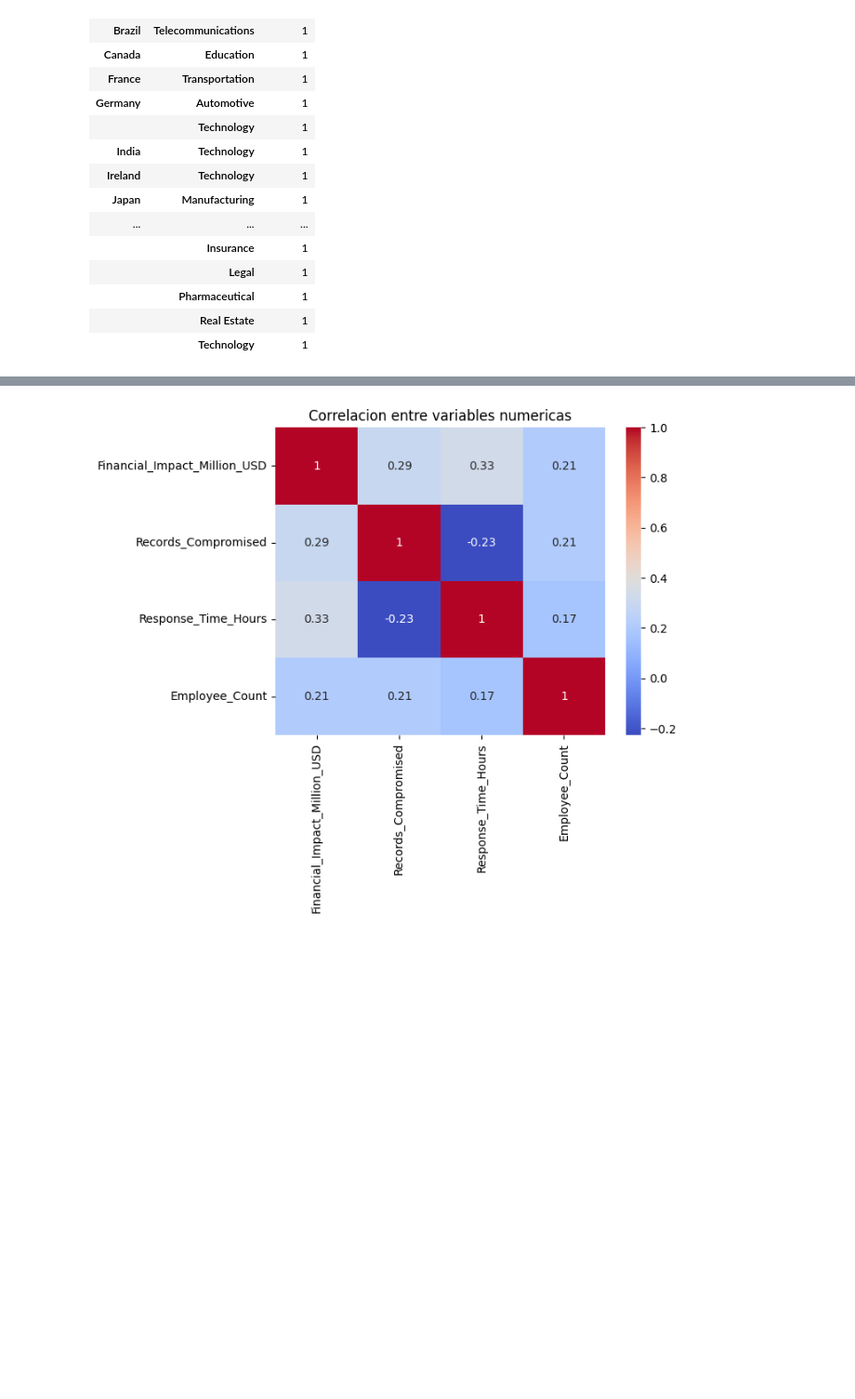
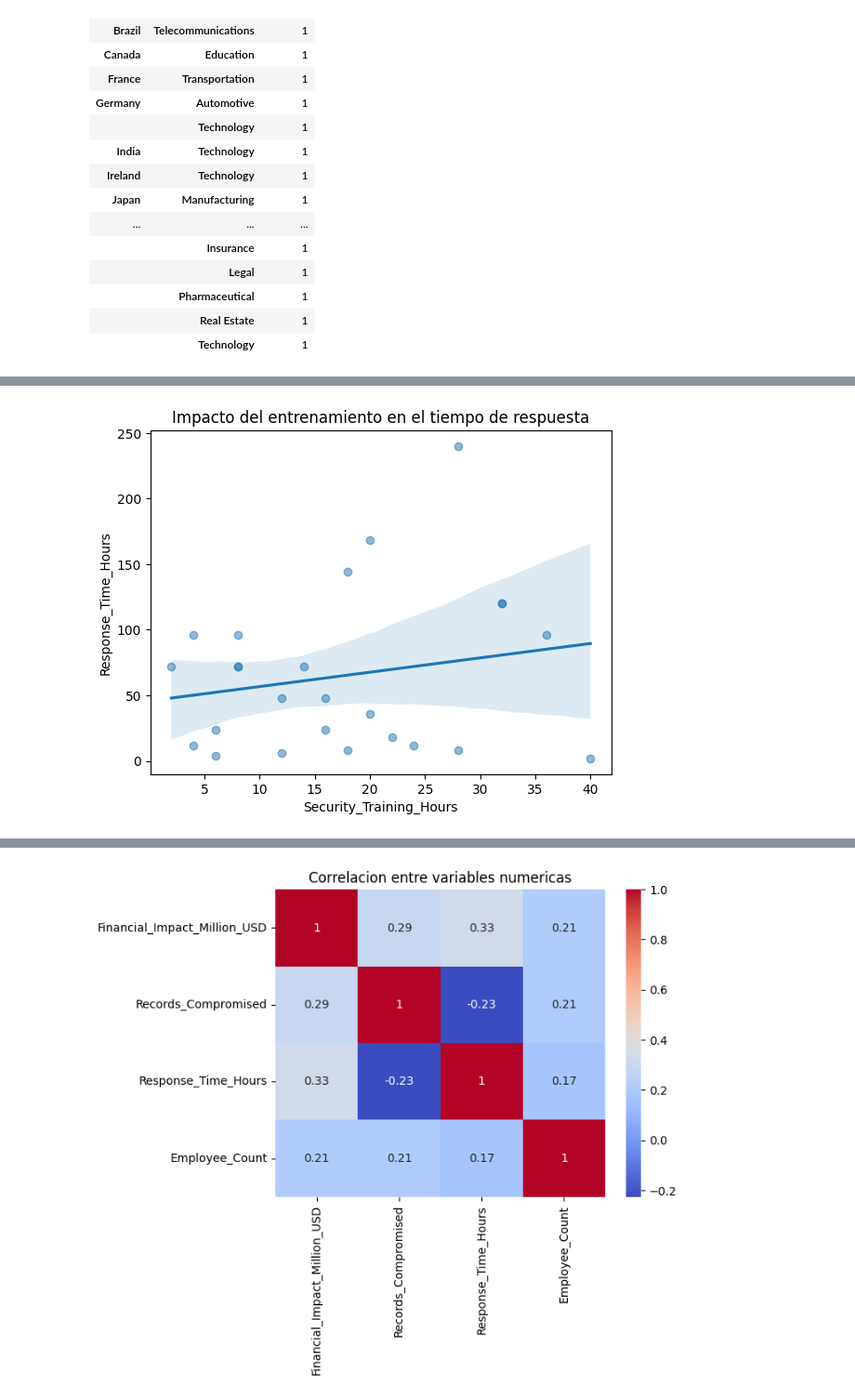
Before and after one commit to stevecalvopina-tech/Trabajo3B, a Jupyter notebook: data.ipynb, the cells around one changed output, grey strips where cells are left out. Shown at 93% size. Cells and saved outputs as stored; diff of their text form; code cells hidden in the pictures; blank space fills up the shorter version.

```diff
--- a/data.ipynb
+++ b/data.ipynb
@@ -32,8 +14,8 @@ import plotly.express as px
 import plotly.graph_objects as go
 
 # Ruta completa o el nombre del archivo si está en la misma carpeta
-ruta_del_archivo = 'D:/TTD/CLASE3/Trabajo3B/Dataset.csv' #cambiar el nombre del archivo y la ruta
-
+# ruta_del_archivo = 'D:/TTD/CLASE3/Trabajo3B/Dataset.csv' #cambiar el nombre del archivo y la ruta
+ruta_del_archivo= 'C:/Users/PC-USER/Documents/TRABAJO3B_TdD/Trabajo3B/Dataset.csv'
 # Lee el archivo CSV y lo carga en un DataFrame
 df = pd.read_csv(ruta_del_archivo)
 
@@ -220,0 +206,7 @@ Note: you may need to restart the kernel to use updated packages.
+# %%
+sns.regplot(x="Security_Training_Hours", y="Response_Time_Hours", data=df, scatter_kws={"alpha":0.5})
+plt.title("Impacto del entrenamiento en el tiempo de respuesta")
+plt.show()
+#Grafico de dispersion, para ver si hay relacion entre las horas de entrenamiento y el tiempo de respuesta
+# %% [output]
+[figure, added]
```
Also changed, not shown: parts of 4 cells of this notebook, 1 other file.
